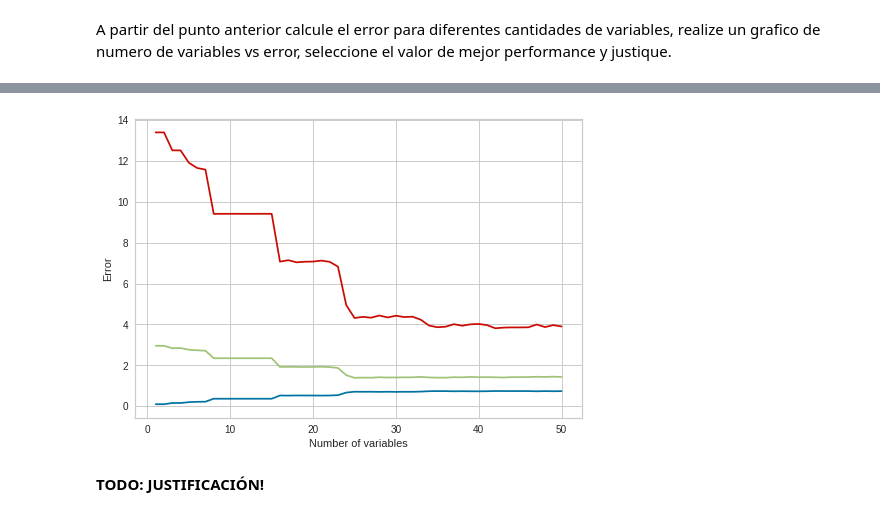
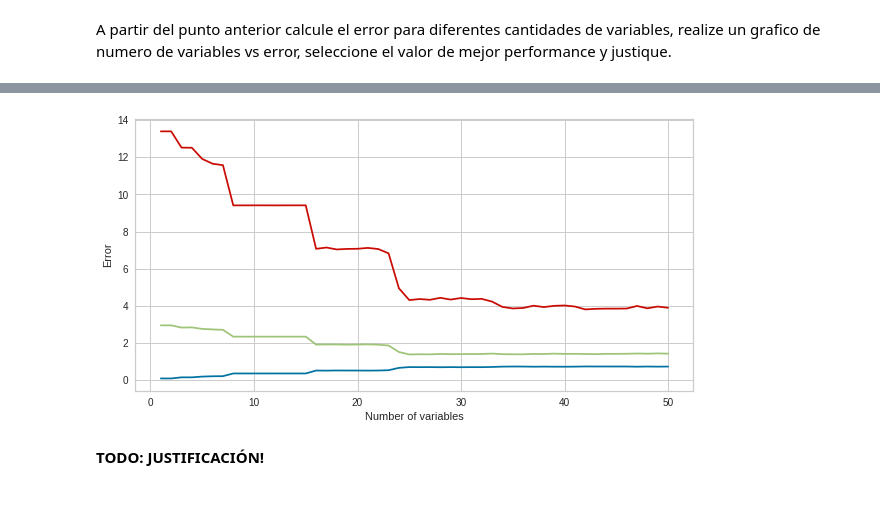
Before and after one commit to georeference-ML-mentoria/AprendizajeAutomatico-, a Jupyter notebook: 4_1_TPractico_Aprendizaje_Automatico_Javi.ipynb, the cells around one changed output, grey strips where cells are left out. Drawn from its saved outputs; the diff is of its cells as text; code cells hidden in the pictures.

```diff
--- a/4_1_TPractico_Aprendizaje_Automatico_Javi.ipynb
+++ b/4_1_TPractico_Aprendizaje_Automatico_Javi.ipynb
@@ -301,11 +322,12 @@ n_col_vs_error_df = pd.DataFrame(n_col_vs_error_data);
 # %%
+plt.figure(figsize=(10, 5))
 sns.lineplot(data=n_col_vs_error_df, x='n_cols', y='r2_score')
 sns.lineplot(data=n_col_vs_error_df, x='n_cols', y='mean_abs_error')
 sns.lineplot(data=n_col_vs_error_df, x='n_cols', y='mean_squared_error')
 plt.xlabel('Number of variables')
 plt.ylabel('Error');
 # %% [output]
-[figure, old version]
+[figure, new version]
 # %% [markdown]
 **TODO: JUSTIFICACIÓN!**
 # %% [markdown]
```
Also changed, not shown: parts of 8 cells of this notebook.
